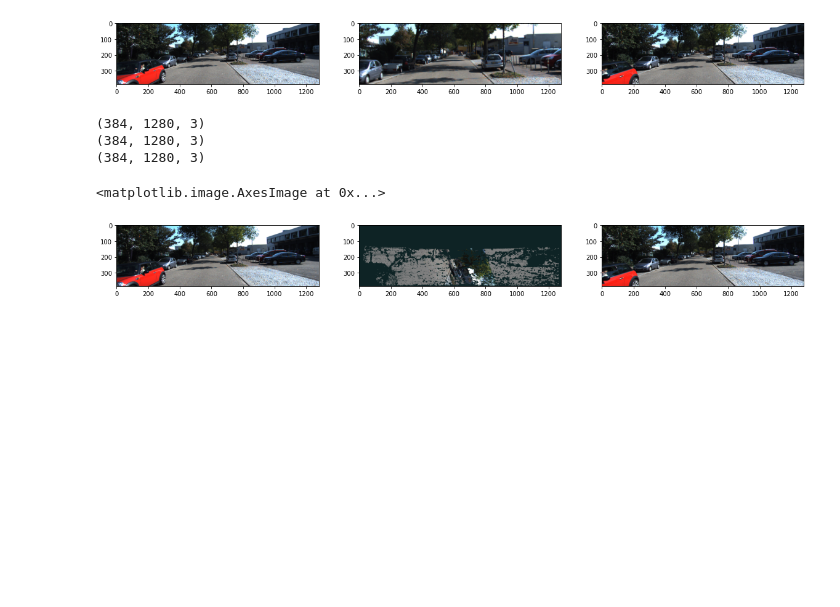
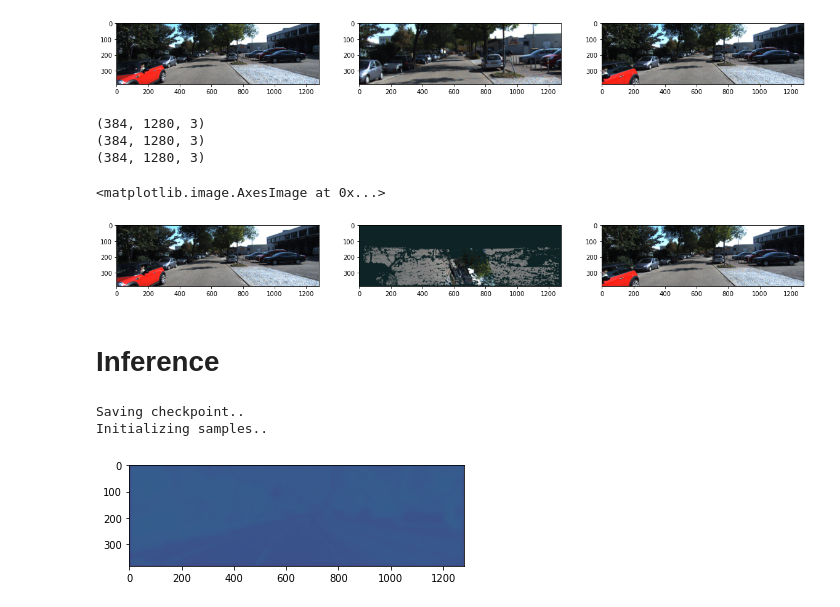
Before and after one commit to Monash-Connected-Autonomous-Vehicle/unsupervised-pseuso-LiDAR, a Jupyter notebook: test.ipynb, the cells around one changed output. Drawn from its saved outputs; the diff is of its cells as text; code cells hidden in the pictures; blank space fills up the shorter version.

```diff
--- a/test.ipynb
+++ b/test.ipynb
@@ -149,3 +155,28 @@ axs[2].imshow(plt_tensor(tgt[0]))
 (384, 1280, 3)
 <matplotlib.image.AxesImage at 0x...>
 [figure]
+# %% [markdown]
+# Inference
+# %%
+from os import sep
+from trainer import *
+
+from utils.transforms import UnNormalize
+from geometry.pose_geometry import *
+
+# load checkpoint
+save_path = './pretrained/generic_sfm.pth'
+checkpoint = torch.load(save_path)
+depth_model_state_dict = checkpoint['dpth_mdl_state_dict']
+pose_model_state_dict  = checkpoint['pose_mdl_state_dict']
+
+# init dataset
+with open('configs/test_config.yaml') as file:
+    config = yaml.full_load(file)
+
+trainer    = Trainer(config)
+dataloader = trainer.train_loader
+# %% [output]
+Saving checkpoint..
+Initializing samples..
+[figure, added]
```
Also changed, not shown: parts of 5 cells of this notebook, 8 other files.
